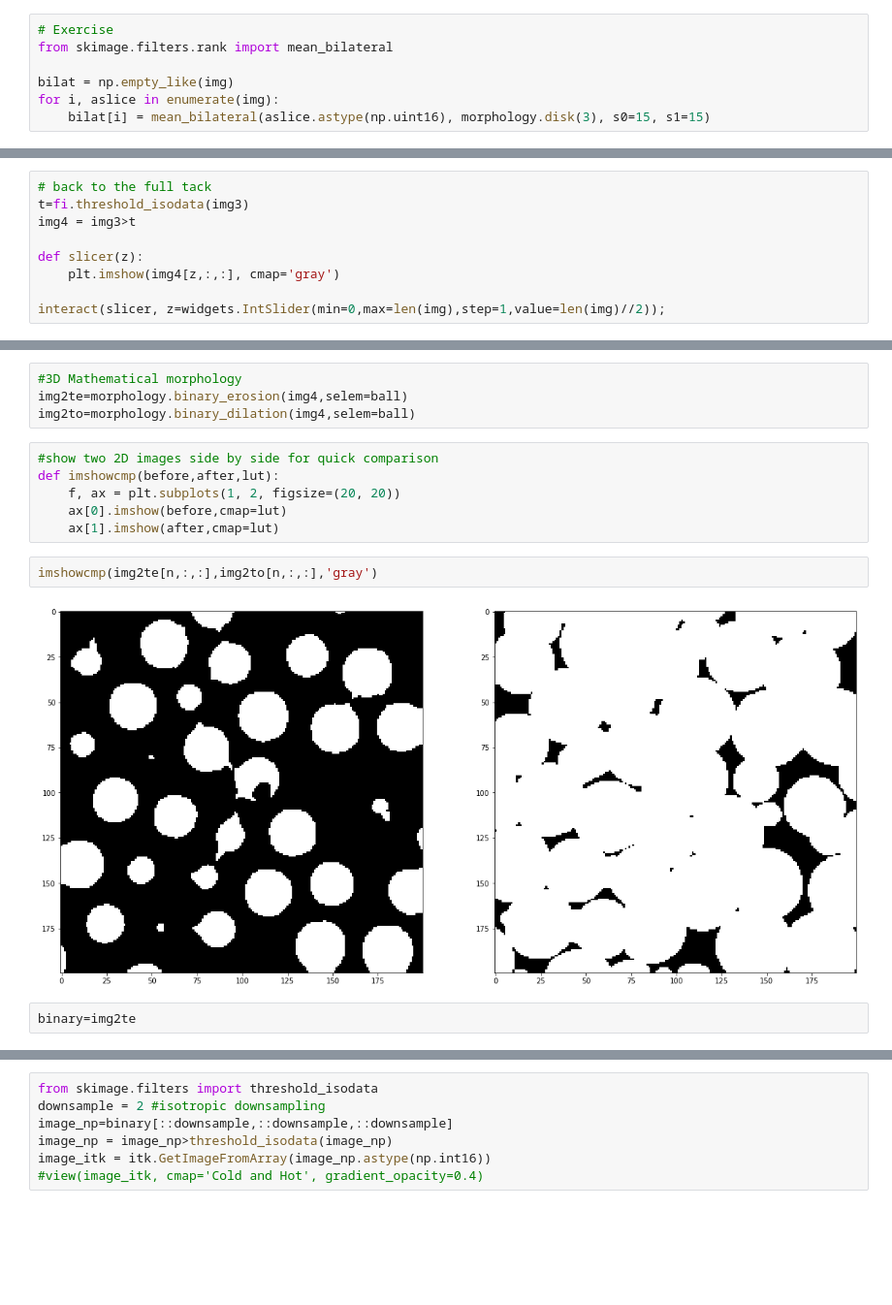
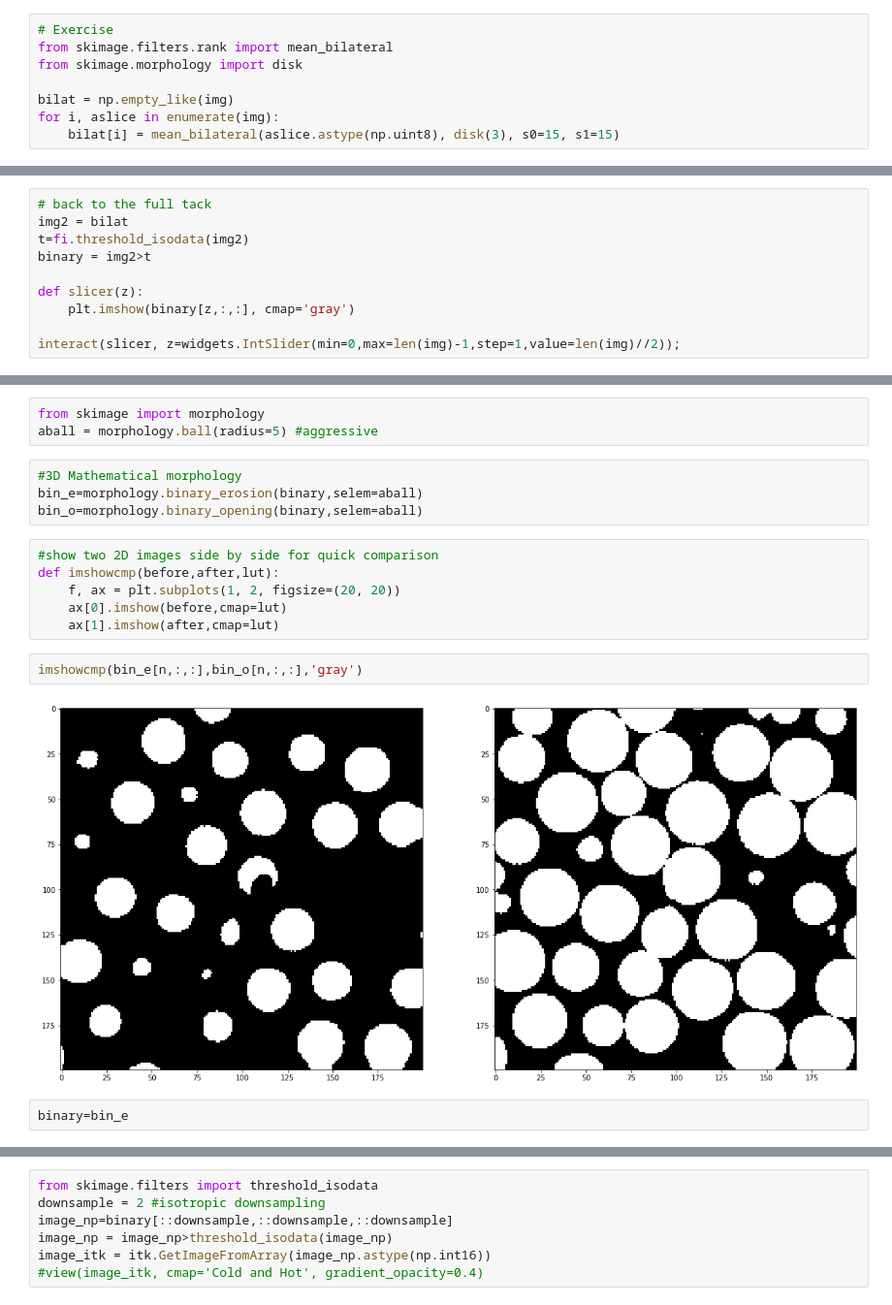
Before and after one commit to CameraIA/dipmicroct, a Jupyter notebook: partII/03_analyze3D.ipynb, the cells around one changed output, grey strips where cells are left out. Shown at 97% size. Cells and saved outputs as stored; diff of their text form; blank space fills up the shorter version.

```diff
--- a/partII/03_analyze3D.ipynb
+++ b/partII/03_analyze3D.ipynb
@@ -127,7 +135,8 @@ interactive(children=(IntSlider(value=5, description='z', max=200), Output()), _
 # %%
 # Exercise
 from skimage.filters.rank import mean_bilateral
+from skimage.morphology import disk
 
 bilat = np.empty_like(img)
 for i, aslice in enumerate(img):
-    bilat[i] = mean_bilateral(aslice.astype(np.uint16), morphology.disk(3), s0=15, s1=15)
+    bilat[i] = mean_bilateral(aslice.astype(np.uint8), disk(3), s0=15, s1=15)
@@ -187,10 +203,11 @@ See slice: 100
 # %%
 # back to the full tack
-t=fi.threshold_isodata(img3)
-img4 = img3>t
+img2 = bilat
+t=fi.threshold_isodata(img2)
+binary = img2>t
 
 def slicer(z):
-    plt.imshow(img4[z,:,:], cmap='gray')
+    plt.imshow(binary[z,:,:], cmap='gray')
 
-interact(slicer, z=widgets.IntSlider(min=0,max=len(img),step=1,value=len(img)//2));
+interact(slicer, z=widgets.IntSlider(min=0,max=len(img)-1,step=1,value=len(img)//2));
 # %% [output]
@@ -202,7 +243,10 @@ ball = morphology.ball(radius=4)
+# %%
+from skimage import morphology
+aball = morphology.ball(radius=5) #aggressive
 # %%
 #3D Mathematical morphology
-img2te=morphology.binary_erosion(img4,selem=ball)
-img2to=morphology.binary_dilation(img4,selem=ball)
+bin_e=morphology.binary_erosion(binary,selem=aball)
+bin_o=morphology.binary_opening(binary,selem=aball)
 # %%
 #show two 2D images side by side for quick comparison
 def imshowcmp(before,after,lut):
@@ -210,9 +254,9 @@ def imshowcmp(before,after,lut):
     ax[0].imshow(before,cmap=lut)
     ax[1].imshow(after,cmap=lut)
 # %%
-imshowcmp(img2te[n,:,:],img2to[n,:,:],'gray')
+imshowcmp(bin_e[n,:,:],bin_o[n,:,:],'gray')
 # %% [output]
-[figure, old version]
+[figure, new version]
 # %%
-binary=img2te
+binary=bin_e
 # %%
```
Also changed, not shown: parts of 44 cells of this notebook.
